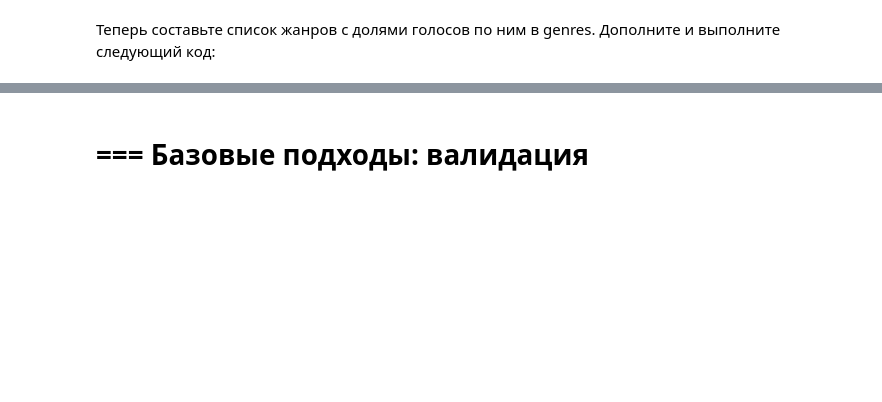
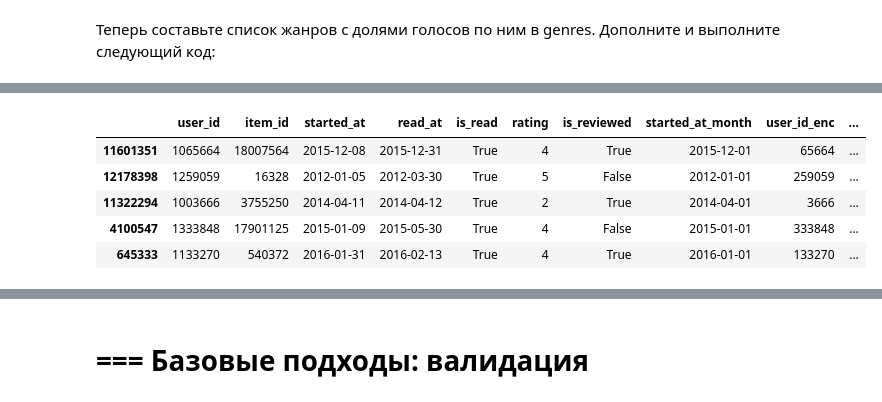
Before and after one commit to NikoMelnikov/mle-recsys-start, a Jupyter notebook: main_offline.ipynb, the cells around one changed output, grey strips where cells are left out. Cells and saved outputs as stored; diff of their text form; code cells hidden in the pictures; blank space fills up the shorter version.

```diff
--- a/main_offline.ipynb
+++ b/main_offline.ipynb
@@ -829,0 +966,9 @@ genres.sort_values(by="score", ascending=False).head(10)
+# %%
+events_train.sample(5)
+# %% [output]
+|  | user_id | item_id | started_at | read_at | is_read | rating | is_reviewed | started_at_month | user_id_enc | ... |
+| 11601351 | 1065664 | 18007564 | 2015-12-08 | 2015-12-31 | True | 4 | True | 2015-12-01 | 65664 | ... |
+| 12178398 | 1259059 | 16328 | 2012-01-05 | 2012-03-30 | True | 5 | False | 2012-01-01 | 259059 | ... |
+| 11322294 | 1003666 | 3755250 | 2014-04-11 | 2014-04-12 | True | 2 | True | 2014-04-01 | 3666 | ... |
+| 4100547 | 1333848 | 17901125 | 2015-01-09 | 2015-05-30 | True | 4 | False | 2015-01-01 | 333848 | ... |
+| 645333 | 1133270 | 540372 | 2016-01-31 | 2016-02-13 | True | 4 | True | 2016-01-01 | 133270 | ... |
```
Also changed, not shown: parts of 112 cells of this notebook.
